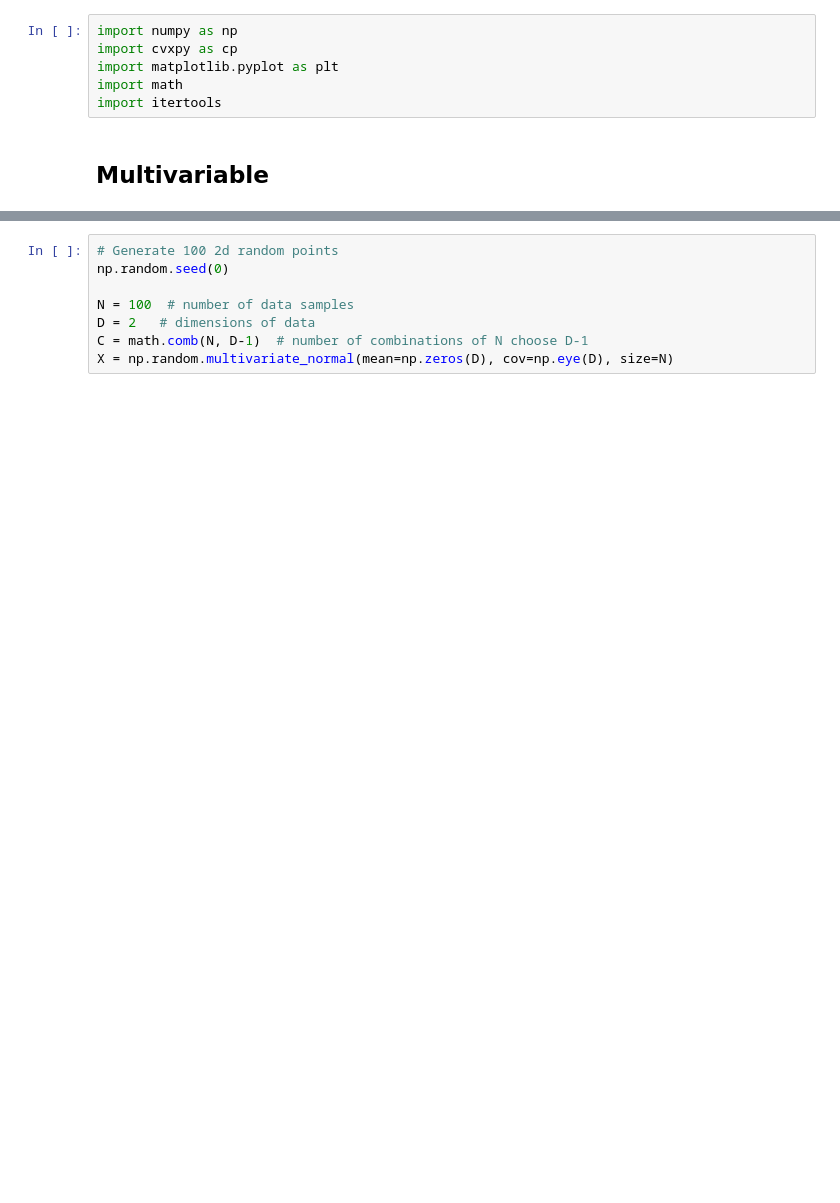
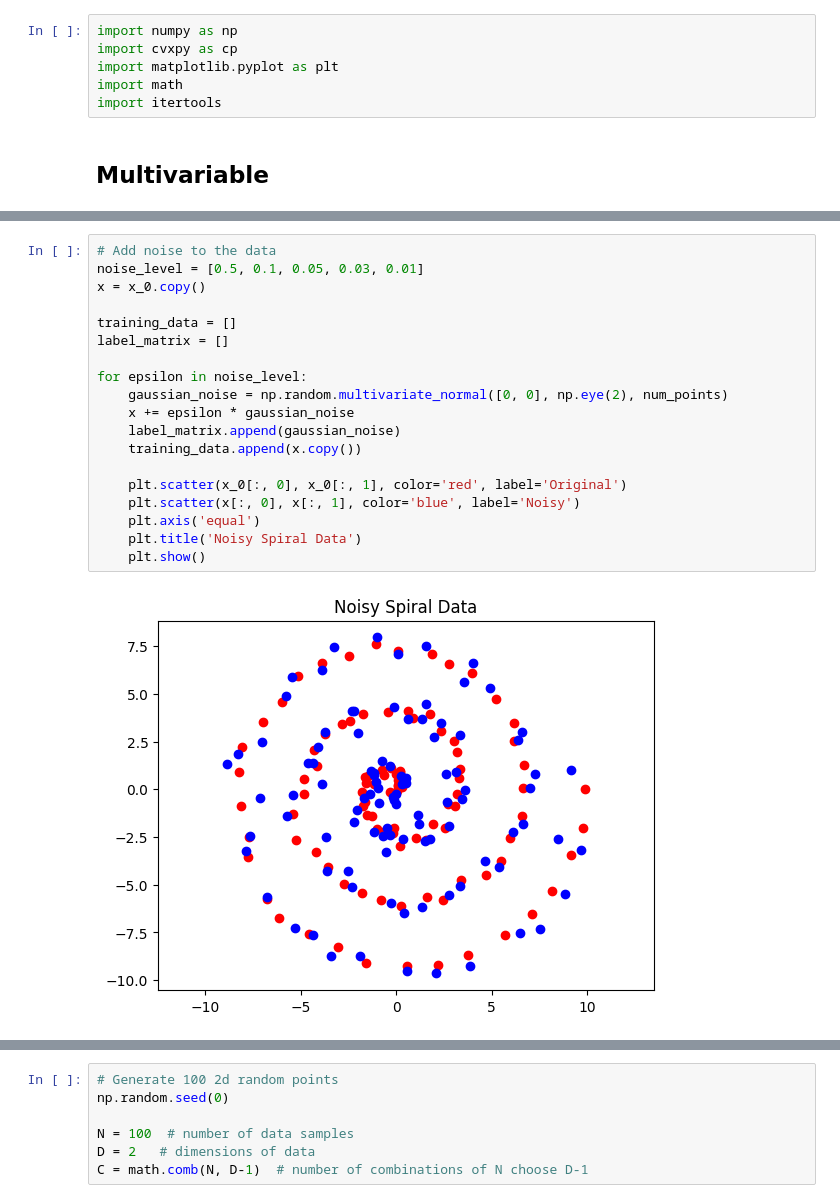
Before and after one commit to kh-ryu/cvx_project, a Jupyter notebook: denosing_score_matching.ipynb, the cells around one changed output, grey strips where cells are left out. Saved outputs shown, nothing was run; the diff lists cells and outputs as text; blank space fills up the shorter version.

```diff
--- a/denosing_score_matching.ipynb
+++ b/denosing_score_matching.ipynb
@@ -8,0 +38,21 @@ import itertools
+# %%
+# Add noise to the data
+noise_level = [0.5, 0.1, 0.05, 0.03, 0.01]
+x = x_0.copy()
+
+training_data = []
+label_matrix = []
+
+for epsilon in noise_level:
+    gaussian_noise = np.random.multivariate_normal([0, 0], np.eye(2), num_points)
+    x += epsilon * gaussian_noise
+    label_matrix.append(gaussian_noise)
+    training_data.append(x.copy())
+
+    plt.scatter(x_0[:, 0], x_0[:, 1], color='red', label='Original')
+    plt.scatter(x[:, 0], x[:, 1], color='blue', label='Noisy')
+    plt.axis('equal')
+    plt.title('Noisy Spiral Data')
+    plt.show()
+# %% [output]
+[figure, added]
@@ -13,6 +67,5 @@ np.random.seed(0)
 N = 100  # number of data samples
 D = 2   # dimensions of data
 C = math.comb(N, D-1)  # number of combinations of N choose D-1
-X = np.random.multivariate_normal(mean=np.zeros(D), cov=np.eye(D), size=N)
 # %%
 # find K matrix from the given data, see Theorem F.2
```
Also changed, not shown: parts of 6 cells of this notebook.
